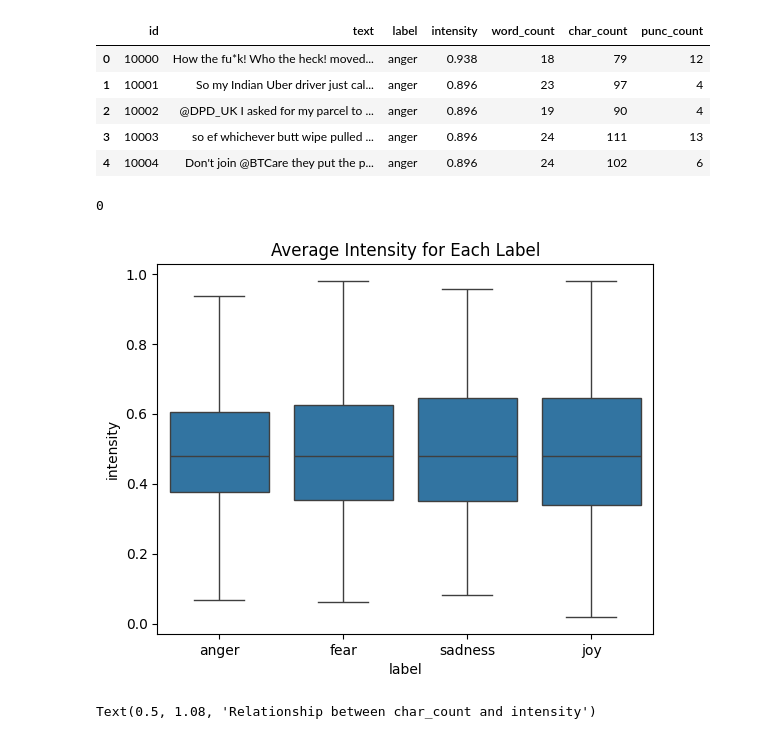
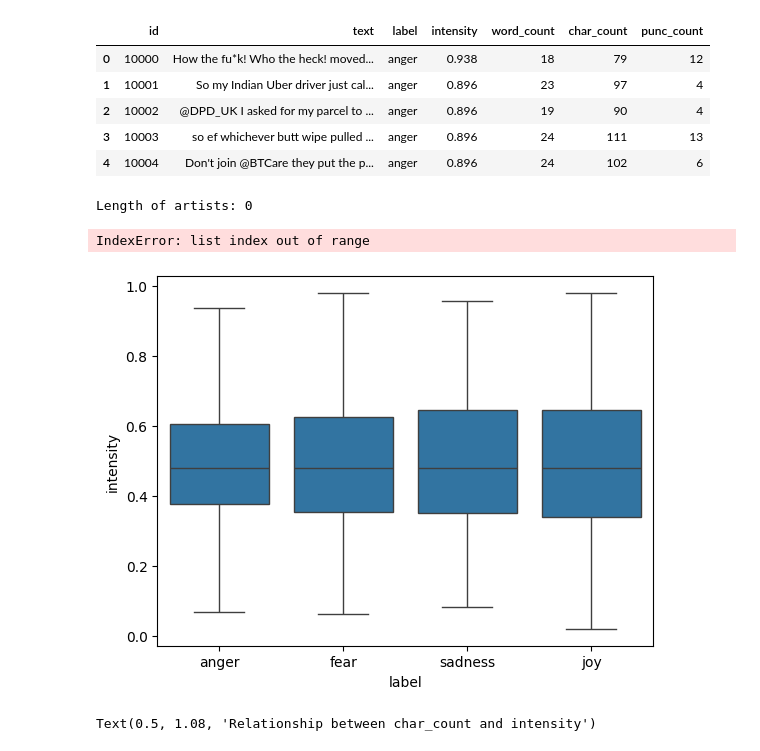
Before and after one commit to sniiitik/WASSA-2017-EmoInt, a Jupyter notebook: ML_Task_Final.ipynb, the cells around one changed output. Saved outputs shown, nothing was run; the diff lists cells and outputs as text; code cells hidden in the pictures.

```diff
--- a/ML_Task_Final.ipynb
+++ b/ML_Task_Final.ipynb
@@ -127,24 +117,16 @@ data_training.head()
 | 3 | 10003 | so ef whichever butt wipe pulled ... | anger | 0.896 | 24 | 111 | 13 |
 | 4 | 10004 | Don't join @BTCare they put the p... | anger | 0.896 | 24 | 102 | 6 |
 # %%
-# #see average intensity of each emotion
-# colors = ['red', 'black', 'lightblue', 'yellow']
-# bplot = sns.boxplot(data=data_training, x='label', y='intensity')
-# for i in range(4):
-#     bplot.artists[i].set_facecolor(colors[i])
-# plt.title('Average Intensity for Each Label')
-
+#length of artist
+print("Length of artists:", len(bplot.artists))
+#see average intensity of each emotion
 colors = ['red', 'black', 'lightblue', 'yellow']
 bplot = sns.boxplot(data=data_training, x='label', y='intensity')
-
-# Ensure the length of bplot.artists is at least the length of colors
-for i in range(min(len(bplot.artists), len(colors))):
+for i in range(4):
     bplot.artists[i].set_facecolor(colors[i])
-
-print(len(bplot.artists))  # Print the length of bplot.artists
 plt.title('Average Intensity for Each Label')
-plt.show()
 # %% [output]
-0
+Length of artists: 0
+IndexError: list index out of range
-[figure, old version]
+[figure, new version]
 # %%
```
Also changed, not shown: parts of 16 cells of this notebook.
